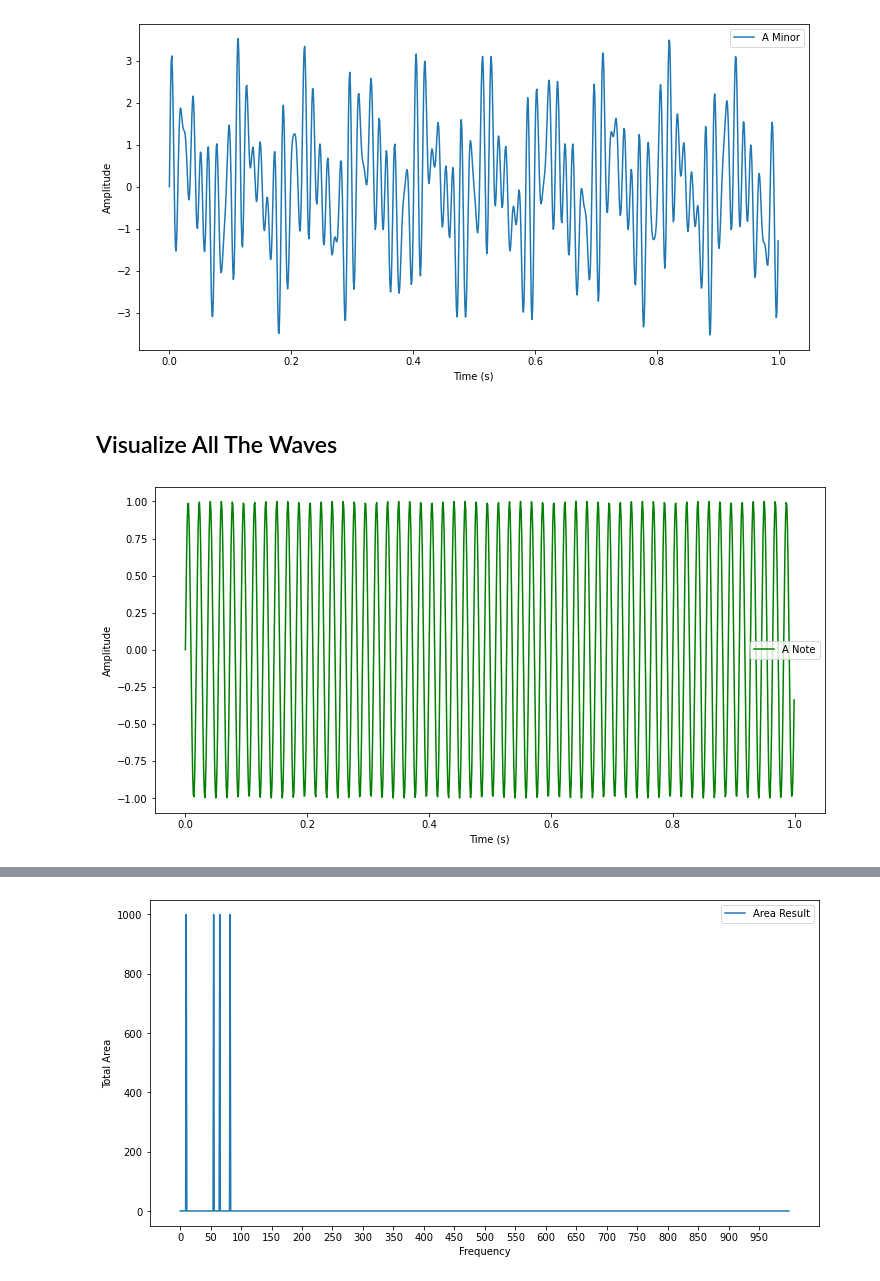
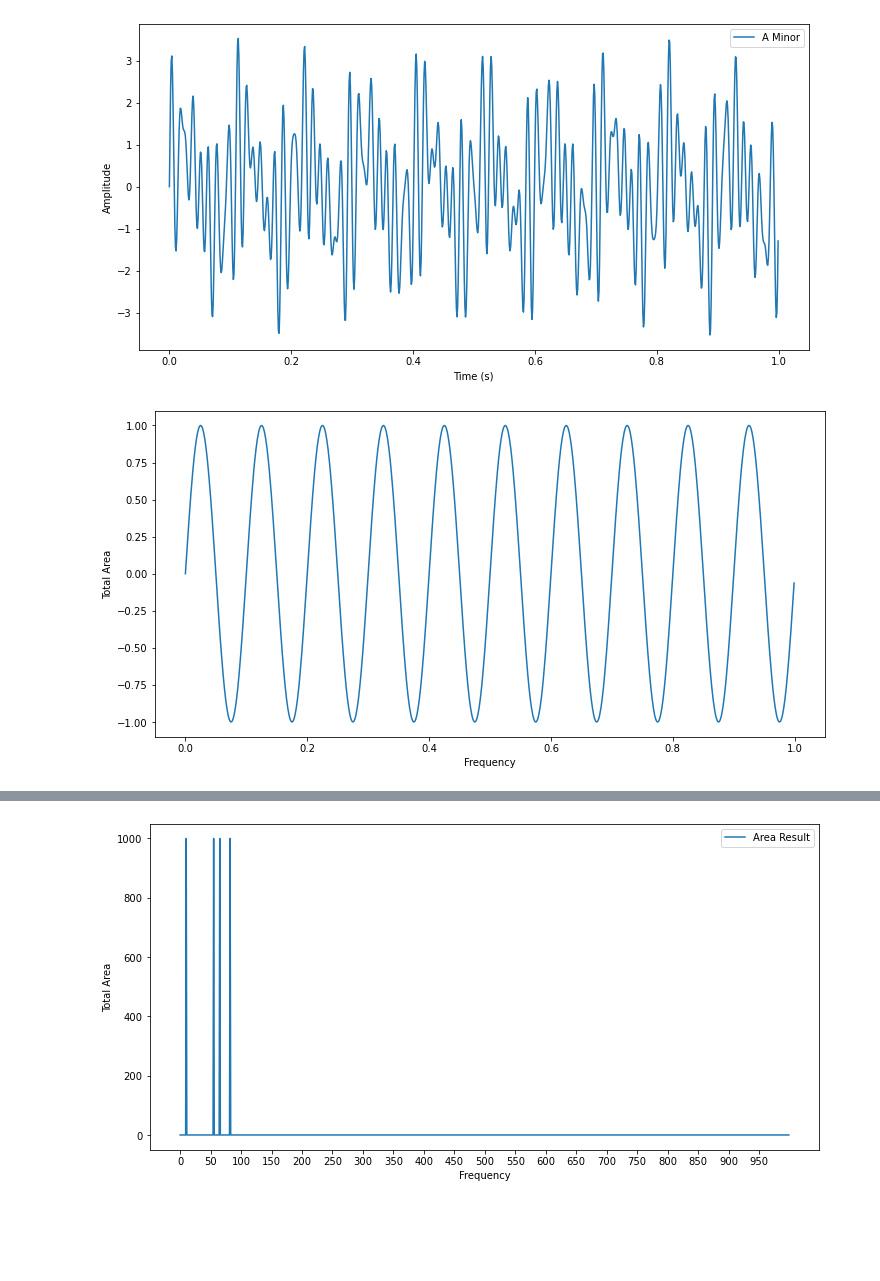
Before and after one commit to sayingless/fast-fourier-transform, a Jupyter notebook: fourier_transform_music_analogy.ipynb, the cells around one changed output, grey strips where cells are left out. Drawn from its saved outputs; the diff is of its cells as text; code cells hidden in the pictures; blank space fills up the shorter version.

```diff
--- a/fourier_transform_music_analogy.ipynb
+++ b/fourier_transform_music_analogy.ipynb
@@ -35,14 +35,10 @@ plt.legend()
 plt.show()
 # %% [output]
 [figure]
-# %% [markdown]
-## Visualize All The Waves
 # %%
-# Plot
-plt.plot(time_div, a_wave, label='A Note', color='green')
-plt.xlabel('Time (s)')
-plt.ylabel('Amplitude')
-plt.legend()
+plt.plot(time_div, noise_wave,)
+plt.xlabel('Frequency')
+plt.ylabel('Total Area')
 plt.show()
 # %% [output]
-[figure, old version]
+[figure, new version]
```
Also changed, not shown: parts of 17 cells of this notebook, 11 other files.
